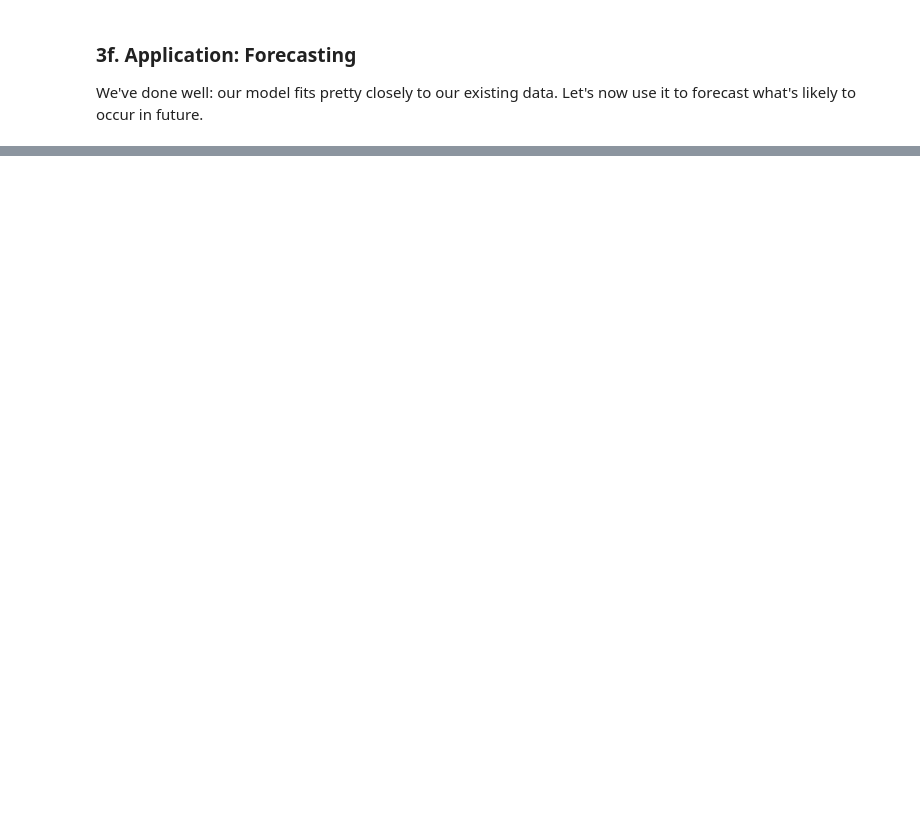
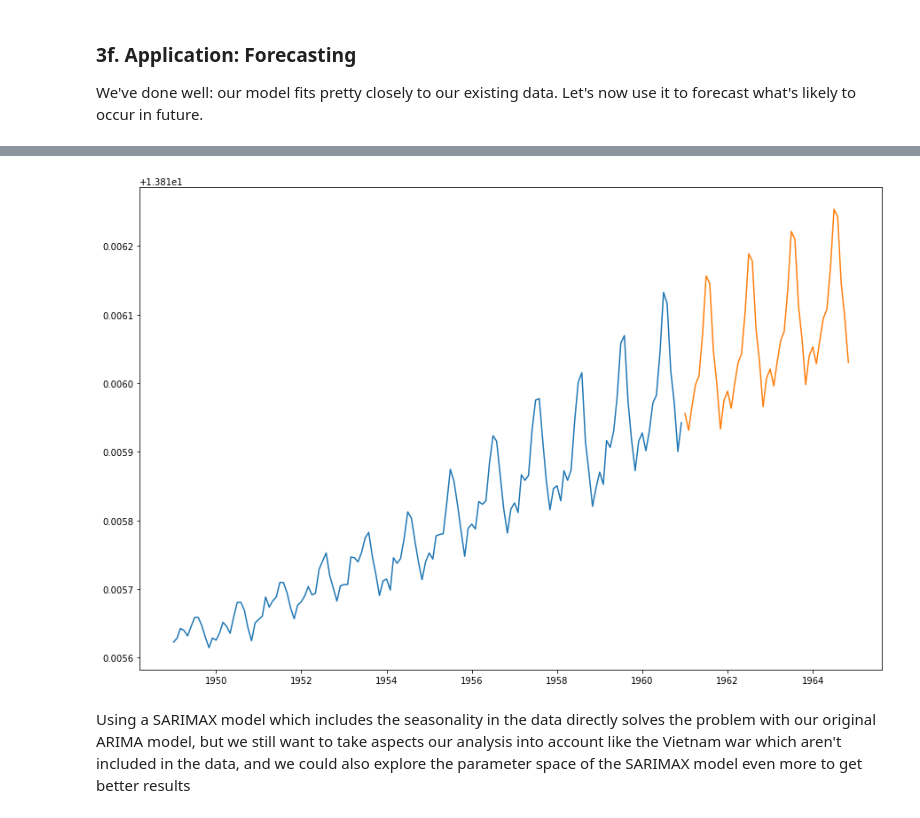
Before and after one commit to MZNewman/Springboard, a Jupyter notebook: Cowboys_CigrettesCaseStudy/Cowboys&CigrettesCaseStudy/Cowboy Cigarettes Case Study - Tier 3.ipynb, the cells around one changed output, grey strips where cells are left out. Cells and saved outputs as stored; diff of their text form; code cells hidden in the pictures; blank space fills up the shorter version.

```diff
--- a/Cowboys_CigrettesCaseStudy/Cowboys&CigrettesCaseStudy/Cowboy Cigarettes Case Study - Tier 3.ipynb
+++ b/Cowboys_CigrettesCaseStudy/Cowboys&CigrettesCaseStudy/Cowboy Cigarettes Case Study - Tier 3.ipynb
@@ -466,0 +459,18 @@ We could suggest to our employers that, if they are interested in discovering th
+# %%
+forecast_period = 48
+date_range = pd.date_range(y_log.index[-1], periods = forecast_period,
+              freq='MS').strftime("%Y-%m-%d").tolist()
+
+future_months = pd.DataFrame(date_range, columns = ['Month'])
+future_months['Month'] = pd.to_datetime(future_months['Month'])
+future_months.set_index('Month', inplace = True)
+future_months['Prediction'] = forecast
+
+plt.figure(figsize=(15,10))
+plt.plot(y_log)
+plt.plot(y_log['Nov 1960'].append(future_months['Prediction']))
+plt.show()
+# %% [output]
+[figure, added]
+# %% [markdown]
+Using a SARIMAX model which includes the seasonality in the data directly solves the problem with our original ARIMA model, but we still want to take aspects our analysis into account like the Vietnam war which aren't included in the data, and we could also explore the parameter space of the SARIMAX model even more to get better results
```
Also changed, not shown: parts of 27 cells of this notebook.
